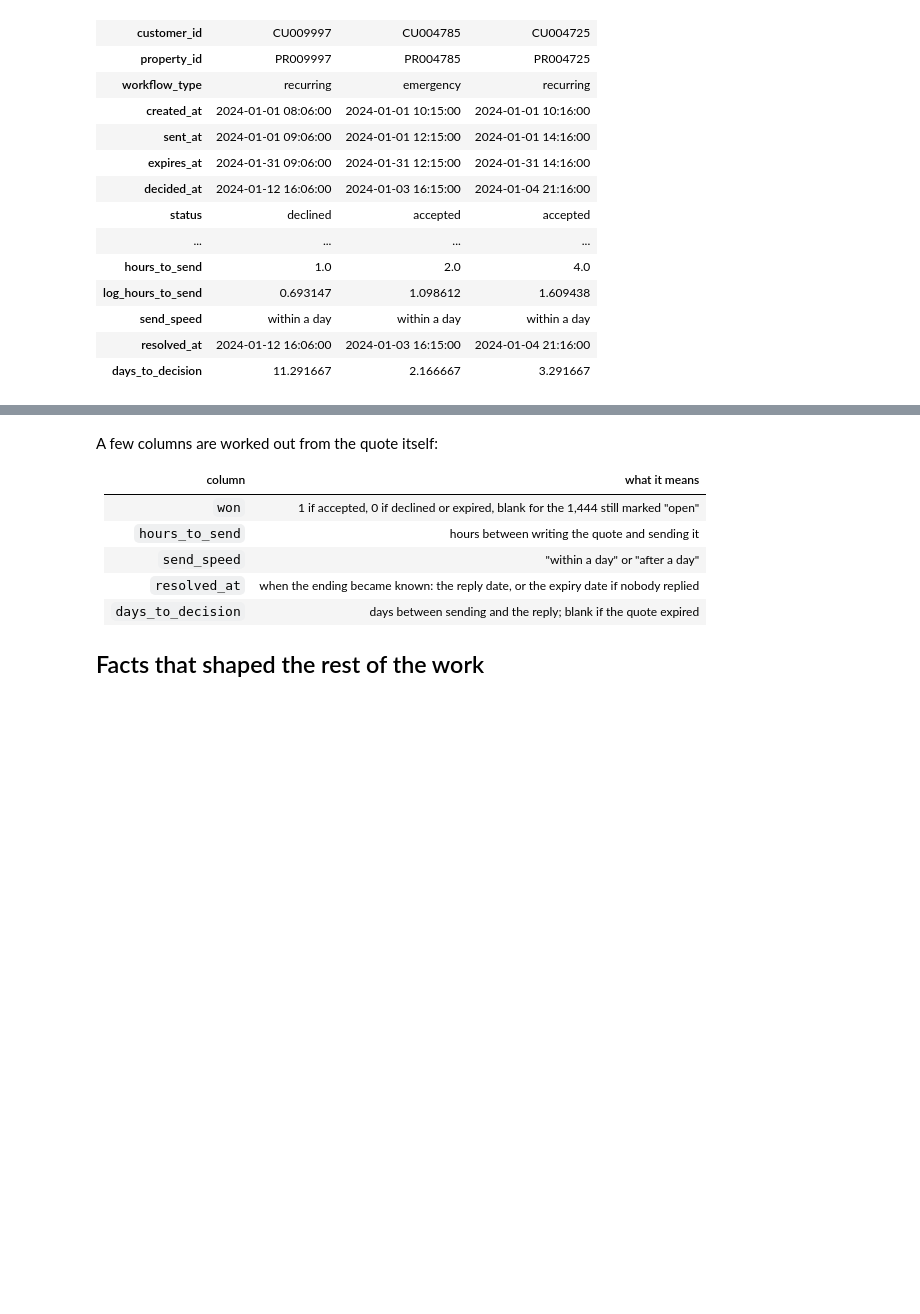
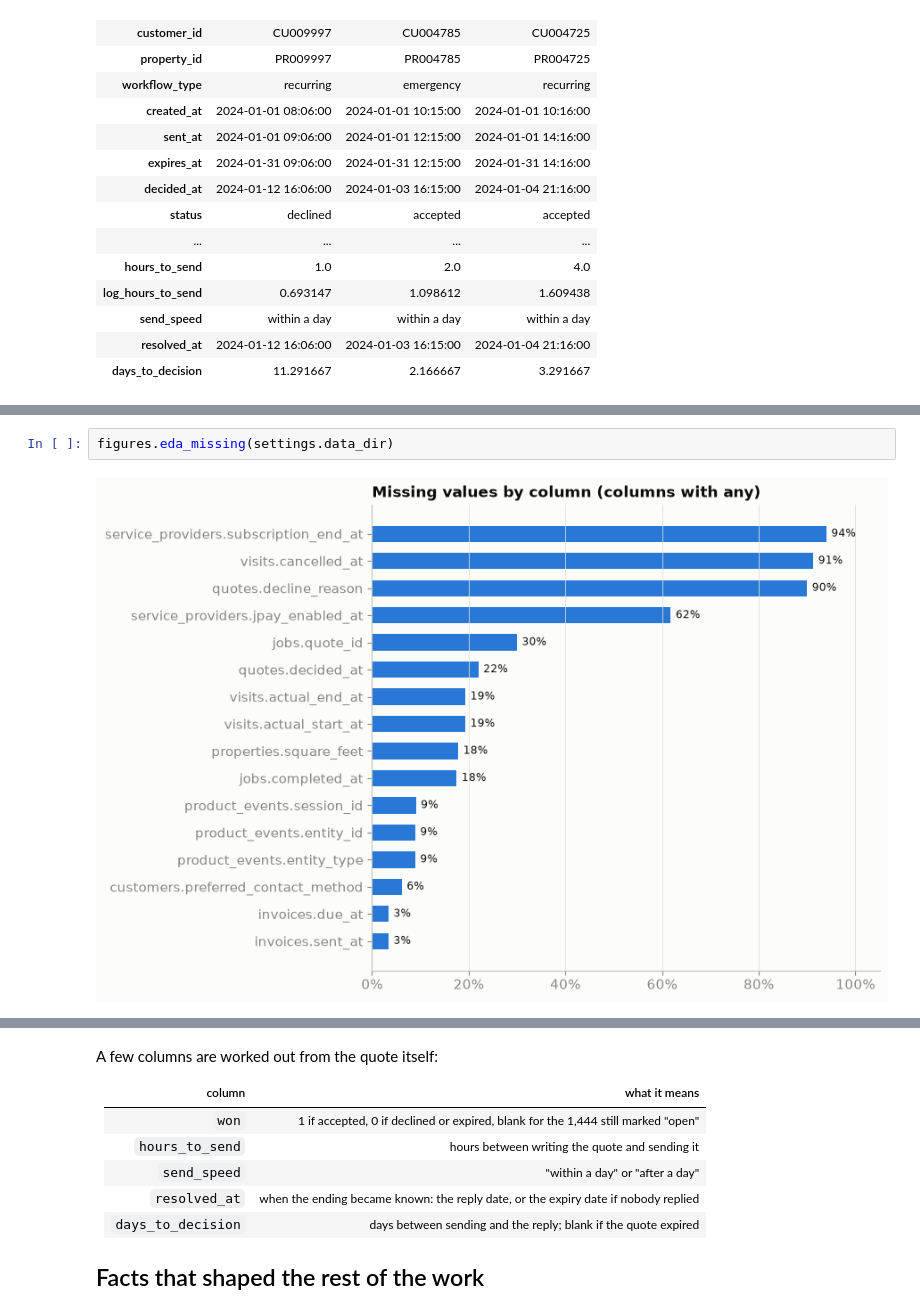
Before and after one commit to saman-rahbar/quote-followup, a Jupyter notebook: notebooks/01_reading_the_data.ipynb, the cells around one changed output, grey strips where cells are left out. Saved outputs shown, nothing was run; the diff lists cells and outputs as text; blank space fills up the shorter version.

Commit message:
Add exploratory, preprocessing and post-processing charts to the notebooks

```diff
--- a/notebooks/01_reading_the_data.ipynb
+++ b/notebooks/01_reading_the_data.ipynb
@@ -116,0 +142,4 @@ quotes.head(3).T
+# %%
+figures.eda_missing(settings.data_dir)
+# %% [output]
+[figure, added]
```
Also changed, not shown: parts of 5 cells of this notebook, 8 other files.
